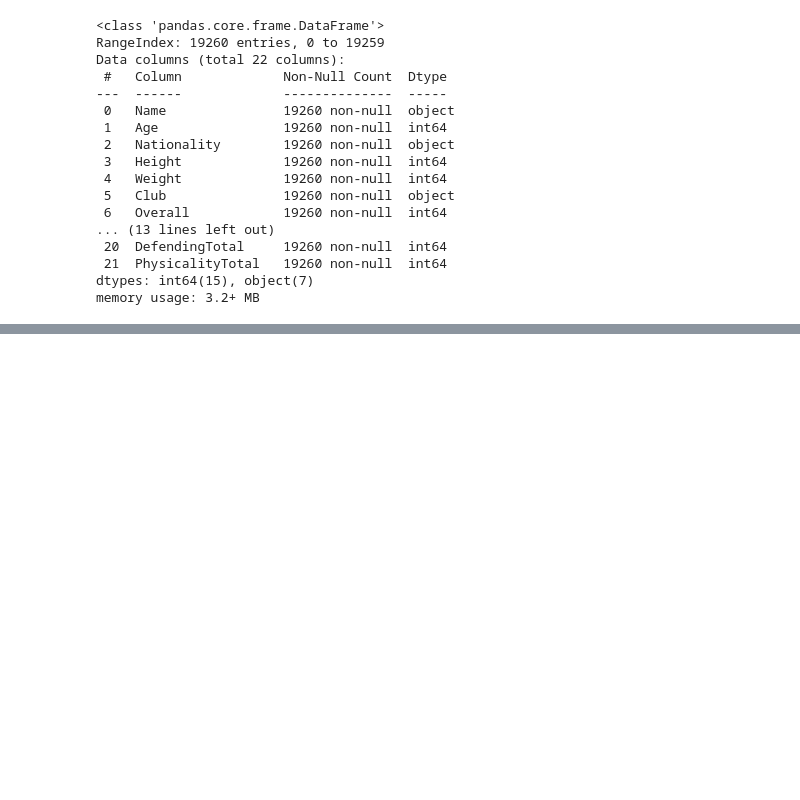
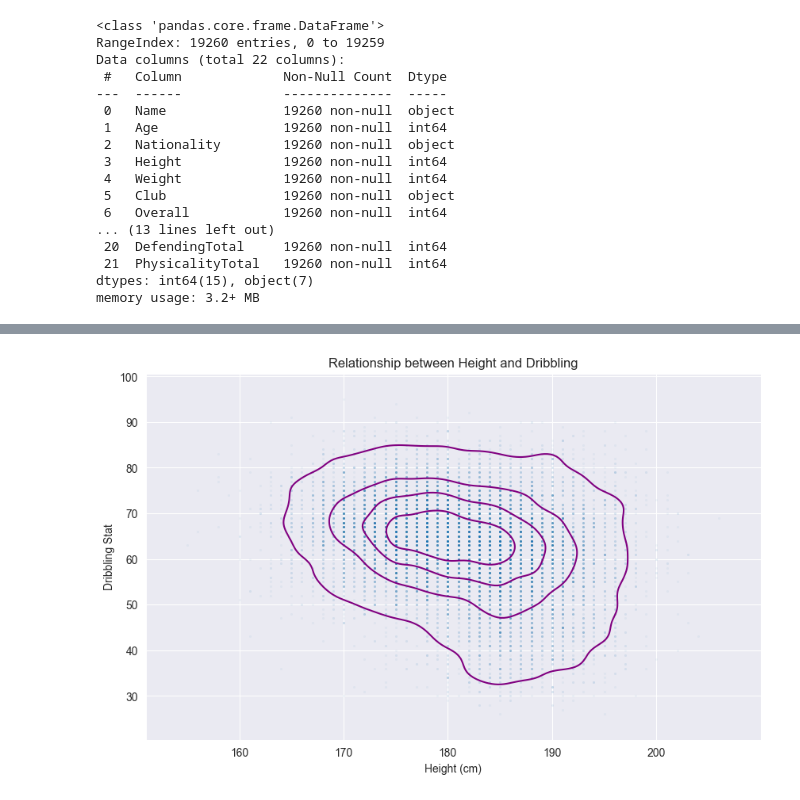
Before and after one commit to NujanZh/fifa22-project, a Jupyter notebook: exploratory_data_analysis.ipynb, the cells around one changed output, grey strips where cells are left out. Drawn from its saved outputs; the diff is of its cells as text; code cells hidden in the pictures; blank space fills up the shorter version.

```diff
--- a/exploratory_data_analysis.ipynb
+++ b/exploratory_data_analysis.ipynb
@@ -189,0 +208,10 @@ plt.show()
+# %%
+plt.figure(figsize=(10, 6))
+sns.scatterplot(data=df_players, x='Height', y='DribblingTotal', alpha=0.05, s=5)
+sns.kdeplot(data=df_players, x='Height', y='DribblingTotal', color='purple', levels=5)
+plt.title('Relationship between Height and Dribbling')
+plt.xlabel('Height (cm)')
+plt.ylabel('Dribbling Stat')
+plt.show()
+# %% [output]
+[figure, added]
```
Also changed, not shown: parts of 3 cells of this notebook.
